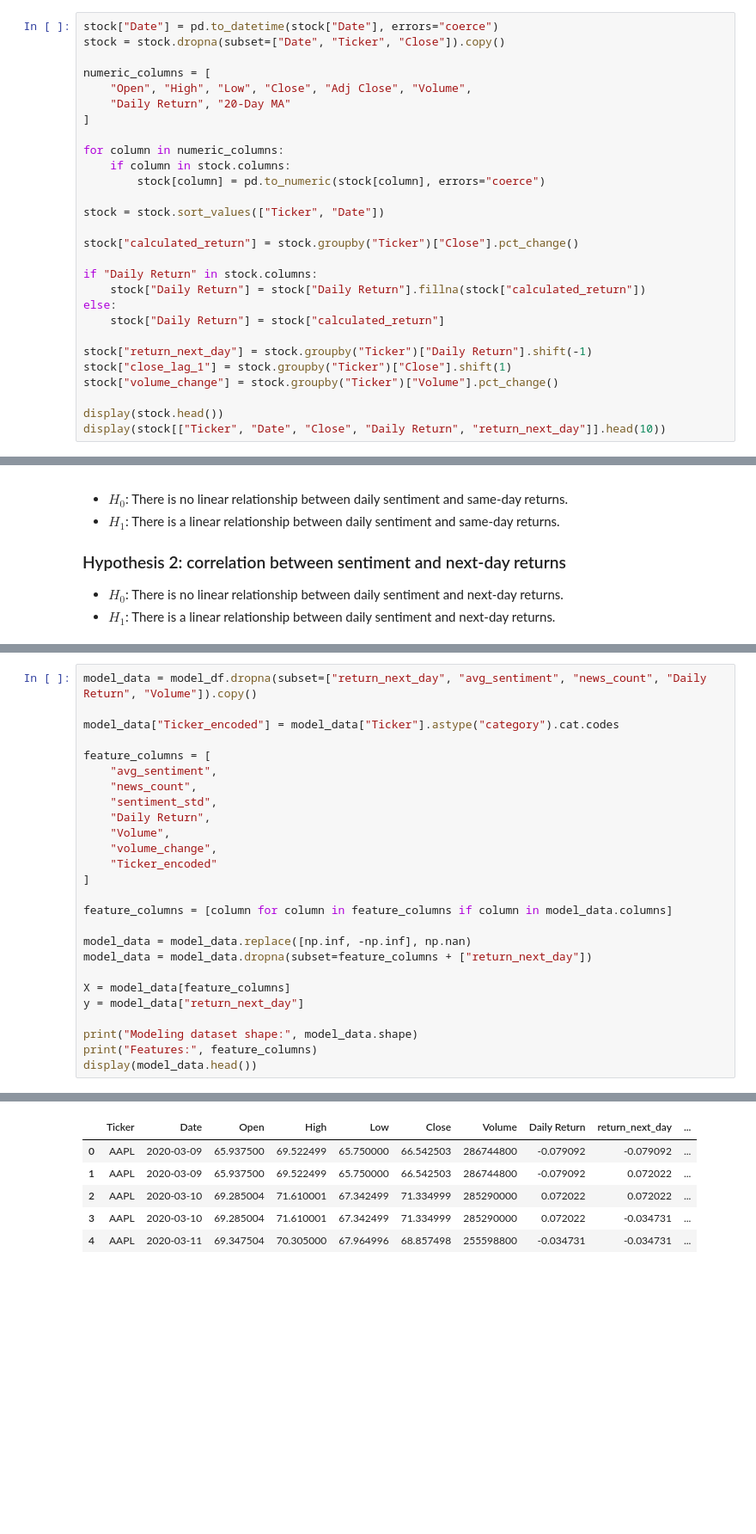
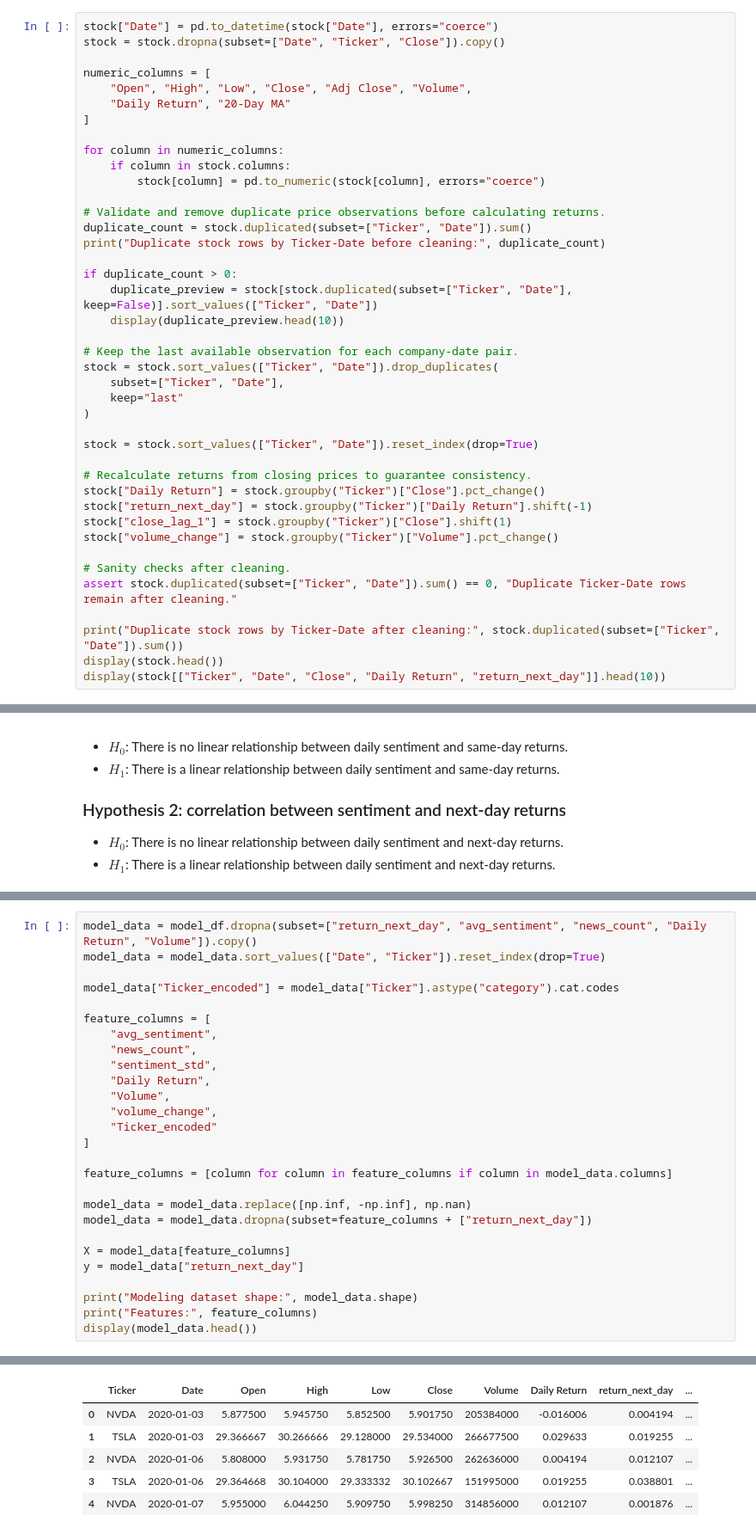
Before and after one commit to mtodoroff/DataScienceSoftuni, a Jupyter notebook: Financial_News_Stock_Market_Sentiment_Project.ipynb, the cells around one changed output, grey strips where cells are left out. Shown at 86% size. Drawn from its saved outputs; the diff is of its cells as text; blank space fills up the shorter version.

```diff
--- a/Financial_News_Stock_Market_Sentiment_Project.ipynb
+++ b/Financial_News_Stock_Market_Sentiment_Project.ipynb
@@ -327,19 +334,32 @@ for column in numeric_columns:
     if column in stock.columns:
         stock[column] = pd.to_numeric(stock[column], errors="coerce")
 
-stock = stock.sort_values(["Ticker", "Date"])
+# Validate and remove duplicate price observations before calculating returns.
+duplicate_count = stock.duplicated(subset=["Ticker", "Date"]).sum()
+print("Duplicate stock rows by Ticker-Date before cleaning:", duplicate_count)
 
-stock["calculated_return"] = stock.groupby("Ticker")["Close"].pct_change()
+if duplicate_count > 0:
+    duplicate_preview = stock[stock.duplicated(subset=["Ticker", "Date"], keep=False)].sort_values(["Ticker", "Date"])
+    display(duplicate_preview.head(10))
 
-if "Daily Return" in stock.columns:
-    stock["Daily Return"] = stock["Daily Return"].fillna(stock["calculated_return"])
-else:
-    stock["Daily Return"] = stock["calculated_return"]
+# Keep the last available observation for each company-date pair.
+stock = stock.sort_values(["Ticker", "Date"]).drop_duplicates(
+    subset=["Ticker", "Date"],
+    keep="last"
+)
 
+stock = stock.sort_values(["Ticker", "Date"]).reset_index(drop=True)
+
+# Recalculate returns from closing prices to guarantee consistency.
+stock["Daily Return"] = stock.groupby("Ticker")["Close"].pct_change()
 stock["return_next_day"] = stock.groupby("Ticker")["Daily Return"].shift(-1)
 stock["close_lag_1"] = stock.groupby("Ticker")["Close"].shift(1)
 stock["volume_change"] = stock.groupby("Ticker")["Volume"].pct_change()
 
+# Sanity checks after cleaning.
+assert stock.duplicated(subset=["Ticker", "Date"]).sum() == 0, "Duplicate Ticker-Date rows remain after cleaning."
+
+print("Duplicate stock rows by Ticker-Date after cleaning:", stock.duplicated(subset=["Ticker", "Date"]).sum())
 display(stock.head())
 display(stock[["Ticker", "Date", "Close", "Daily Return", "return_next_day"]].head(10))
 # %% [output]
@@ -728,6 +781,7 @@ R^2 = 1 - \frac{SS_{res}}{SS_{tot}}
 $$
 # %%
 model_data = model_df.dropna(subset=["return_next_day", "avg_sentiment", "news_count", "Daily Return", "Volume"]).copy()
+model_data = model_data.sort_values(["Date", "Ticker"]).reset_index(drop=True)
 
 model_data["Ticker_encoded"] = model_data["Ticker"].astype("category").cat.codes
 
@@ -757,7 +811,7 @@ Modeling dataset shape: (542, 15)
 Features: ['avg_sentiment', 'news_count', 'sentiment_std', 'Daily Return', 'Volume', 'volume_change', 'Ticker_encoded']
 |  | Ticker | Date | Open | High | Low | Close | Volume | Daily Return | return_next_day | ... |
-| 0 | AAPL | 2020-03-09 | 65.937500 | 69.522499 | 65.750000 | 66.542503 | 286744800 | -0.079092 | -0.079092 | ... |
-| 1 | AAPL | 2020-03-09 | 65.937500 | 69.522499 | 65.750000 | 66.542503 | 286744800 | -0.079092 | 0.072022 | ... |
-| 2 | AAPL | 2020-03-10 | 69.285004 | 71.610001 | 67.342499 | 71.334999 | 285290000 | 0.072022 | 0.072022 | ... |
-| 3 | AAPL | 2020-03-10 | 69.285004 | 71.610001 | 67.342499 | 71.334999 | 285290000 | 0.072022 | -0.034731 | ... |
-| 4 | AAPL | 2020-03-11 | 69.347504 | 70.305000 | 67.964996 | 68.857498 | 255598800 | -0.034731 | -0.034731 | ... |
+| 0 | NVDA | 2020-01-03 | 5.877500 | 5.945750 | 5.852500 | 5.901750 | 205384000 | -0.016006 | 0.004194 | ... |
+| 1 | TSLA | 2020-01-03 | 29.366667 | 30.266666 | 29.128000 | 29.534000 | 266677500 | 0.029633 | 0.019255 | ... |
+| 2 | NVDA | 2020-01-06 | 5.808000 | 5.931750 | 5.781750 | 5.926500 | 262636000 | 0.004194 | 0.012107 | ... |
+| 3 | TSLA | 2020-01-06 | 29.364668 | 30.104000 | 29.333332 | 30.102667 | 151995000 | 0.019255 | 0.038801 | ... |
+| 4 | NVDA | 2020-01-07 | 5.955000 | 6.044250 | 5.909750 | 5.998250 | 314856000 | 0.012107 | 0.001876 | ... |
```
Also changed, not shown: parts of 29 cells of this notebook, 1 other file.
